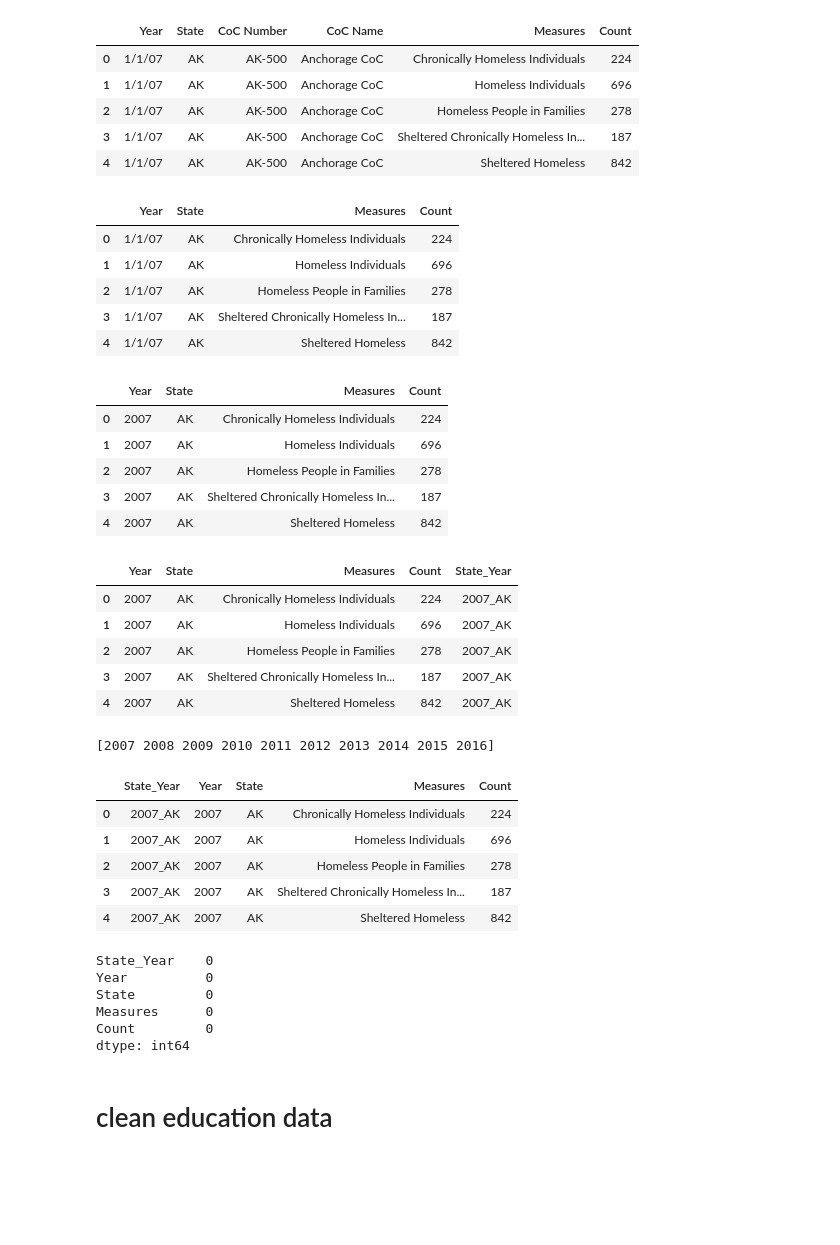
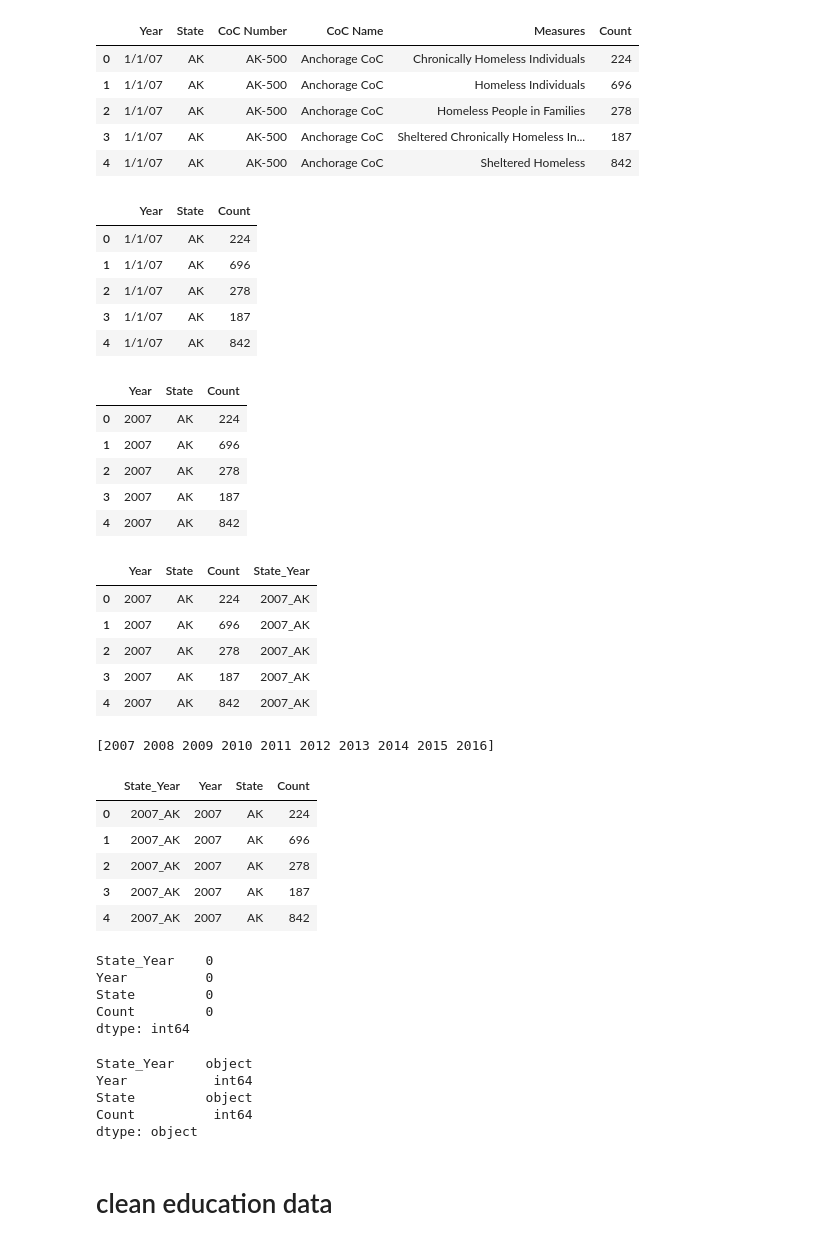
Before and after one commit to kimcheese33/final_project, a Jupyter notebook: Machine Learning/clean_data.ipynb, the cells around one changed output. Drawn from its saved outputs; the diff is of its cells as text; code cells hidden in the pictures; blank space fills up the shorter version.

Commit message:
redoing homeless columns

```diff
--- a/Machine Learning/clean_data.ipynb
+++ b/Machine Learning/clean_data.ipynb
@@ -6,7 +6,7 @@ from pathlib import Path
 # clean homeless data
 # %%
 #read in homeless csv
-home_df = pd.read_csv(Path('../Resources/2007-2016-Homelessnewss-USA.csv'))
+home_df = pd.read_csv(Path('Resources/Raw/2007-2016-Homelessnewss-USA.csv'))
 home_df.head()
 # %% [output]
 |  | Year | State | CoC Number | CoC Name | Measures | Count |
@@ -17,38 +17,38 @@ home_df.head()
 | 4 | 1/1/07 | AK | AK-500 | Anchorage CoC | Sheltered Homeless | 842 |
 # %%
 #drop columns
-home_df = home_df.drop(columns=['CoC Number', 'CoC Name'])
+home_df = home_df.drop(columns=['CoC Number', 'CoC Name','Measures'])
 home_df.head()
 # %% [output]
-|  | Year | State | Measures | Count |
-| 0 | 1/1/07 | AK | Chronically Homeless Individuals | 224 |
-| 1 | 1/1/07 | AK | Homeless Individuals | 696 |
-| 2 | 1/1/07 | AK | Homeless People in Families | 278 |
-| 3 | 1/1/07 | AK | Sheltered Chronically Homeless In... | 187 |
-| 4 | 1/1/07 | AK | Sheltered Homeless | 842 |
+|  | Year | State | Count |
+| 0 | 1/1/07 | AK | 224 |
+| 1 | 1/1/07 | AK | 696 |
+| 2 | 1/1/07 | AK | 278 |
+| 3 | 1/1/07 | AK | 187 |
+| 4 | 1/1/07 | AK | 842 |
 # %%
 #convert Year to datetime then extract year
 home_df['Year'] = pd.to_datetime(home_df['Year'])
 home_df['Year'] = pd.DatetimeIndex(home_df['Year']).year
 home_df.head()
 # %% [output]
-|  | Year | State | Measures | Count |
-| 0 | 2007 | AK | Chronically Homeless Individuals | 224 |
-| 1 | 2007 | AK | Homeless Individuals | 696 |
-| 2 | 2007 | AK | Homeless People in Families | 278 |
-| 3 | 2007 | AK | Sheltered Chronically Homeless In... | 187 |
-| 4 | 2007 | AK | Sheltered Homeless | 842 |
+|  | Year | State | Count |
+| 0 | 2007 | AK | 224 |
+| 1 | 2007 | AK | 696 |
+| 2 | 2007 | AK | 278 |
+| 3 | 2007 | AK | 187 |
+| 4 | 2007 | AK | 842 |
 # %%
 #create key with year and state, this will be used to join to education data
 home_df['State_Year'] = home_df['Year'].astype(str) + '_' + home_df['State']
 home_df.head()
 # %% [output]
-|  | Year | State | Measures | Count | State_Year |
-| 0 | 2007 | AK | Chronically Homeless Individuals | 224 | 2007_AK |
-| 1 | 2007 | AK | Homeless Individuals | 696 | 2007_AK |
-| 2 | 2007 | AK | Homeless People in Families | 278 | 2007_AK |
-| 3 | 2007 | AK | Sheltered Chronically Homeless In... | 187 | 2007_AK |
-| 4 | 2007 | AK | Sheltered Homeless | 842 | 2007_AK |
+|  | Year | State | Count | State_Year |
+| 0 | 2007 | AK | 224 | 2007_AK |
+| 1 | 2007 | AK | 696 | 2007_AK |
+| 2 | 2007 | AK | 278 | 2007_AK |
+| 3 | 2007 | AK | 187 | 2007_AK |
+| 4 | 2007 | AK | 842 | 2007_AK |
 # %%
 #check which years are in this dataset
 B = home_df['Year'].unique()
@@ -57,15 +57,15 @@ print(B)
 [2007 2008 2009 2010 2011 2012 2013 2014 2015 2016]
 # %%
 #reorder columns
-home_df = home_df[['State_Year','Year','State','Measures','Count']]
+home_df = home_df[['State_Year','Year','State','Count']]
 home_df.head()
 # %% [output]
-|  | State_Year | Year | State | Measures | Count |
-| 0 | 2007_AK | 2007 | AK | Chronically Homeless Individuals | 224 |
-| 1 | 2007_AK | 2007 | AK | Homeless Individuals | 696 |
-| 2 | 2007_AK | 2007 | AK | Homeless People in Families | 278 |
-| 3 | 2007_AK | 2007 | AK | Sheltered Chronically Homeless In... | 187 |
-| 4 | 2007_AK | 2007 | AK | Sheltered Homeless | 842 |
+|  | State_Year | Year | State | Count |
+| 0 | 2007_AK | 2007 | AK | 224 |
+| 1 | 2007_AK | 2007 | AK | 696 |
+| 2 | 2007_AK | 2007 | AK | 278 |
+| 3 | 2007_AK | 2007 | AK | 187 |
+| 4 | 2007_AK | 2007 | AK | 842 |
 # %%
 #check nulls
 home_df.isnull().sum()
@@ -73,9 +73,17 @@ home_df.isnull().sum()
 State_Year    0
 Year          0
 State         0
-Measures      0
 Count         0
 dtype: int64
+# %%
+#check data types
+home_df.dtypes
+# %% [output]
+State_Year    object
+Year           int64
+State         object
+Count          int64
+dtype: object
 # %%
 #export clean data
 home_df.to_csv('Resources/clean_homeless.csv',index=False)
```
Also changed, not shown: parts of 1 cell of this notebook, 2 other files.
